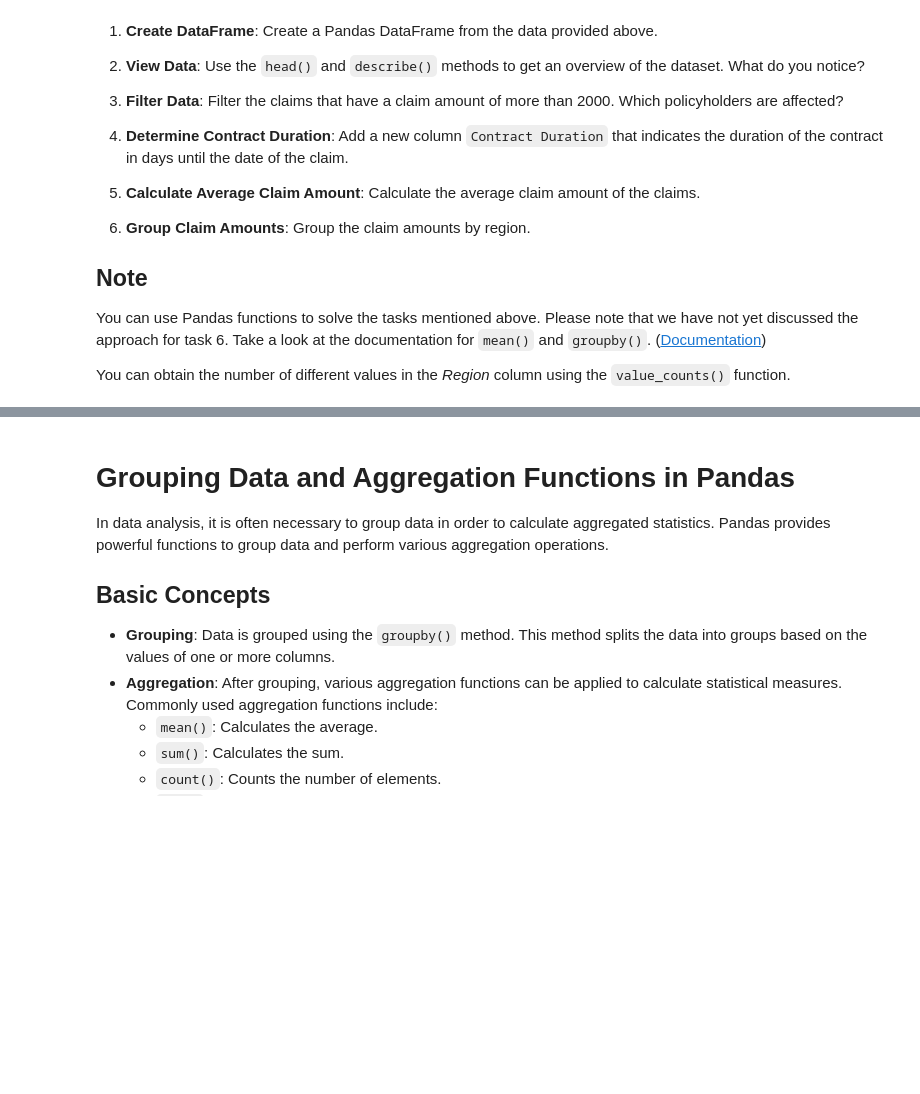
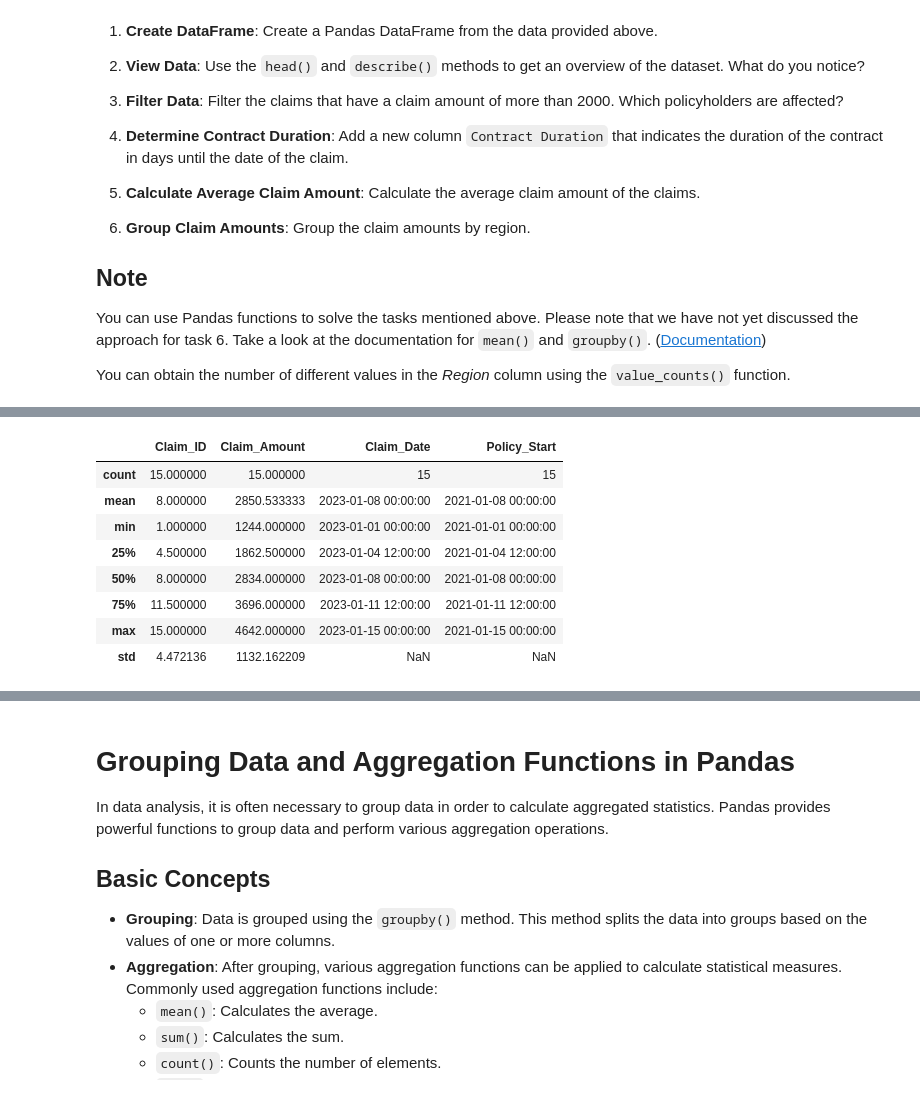
Before and after one commit to umekdoris-cloud/py4ac, a Jupyter notebook: 03_python_pandas.ipynb, the cells around one changed output, grey strips where cells are left out. Cells and saved outputs as stored; diff of their text form; code cells hidden in the pictures; blank space fills up the shorter version.

```diff
--- a/03_python_pandas.ipynb
+++ b/03_python_pandas.ipynb
@@ -586,0 +615,12 @@ You can obtain the number of different values in the *Region* column using the `
+# %%
+claims_df.describe()
+# %% [output]
+|  | Claim_ID | Claim_Amount | Claim_Date | Policy_Start |
+| count | 15.000000 | 15.000000 | 15 | 15 |
+| mean | 8.000000 | 2850.533333 | 2023-01-08 00:00:00 | 2021-01-08 00:00:00 |
+| min | 1.000000 | 1244.000000 | 2023-01-01 00:00:00 | 2021-01-01 00:00:00 |
+| 25% | 4.500000 | 1862.500000 | 2023-01-04 12:00:00 | 2021-01-04 12:00:00 |
+| 50% | 8.000000 | 2834.000000 | 2023-01-08 00:00:00 | 2021-01-08 00:00:00 |
+| 75% | 11.500000 | 3696.000000 | 2023-01-11 12:00:00 | 2021-01-11 12:00:00 |
+| max | 15.000000 | 4642.000000 | 2023-01-15 00:00:00 | 2021-01-15 00:00:00 |
+| std | 4.472136 | 1132.162209 | NaN | NaN |
```
Also changed, not shown: parts of 8 cells of this notebook.
